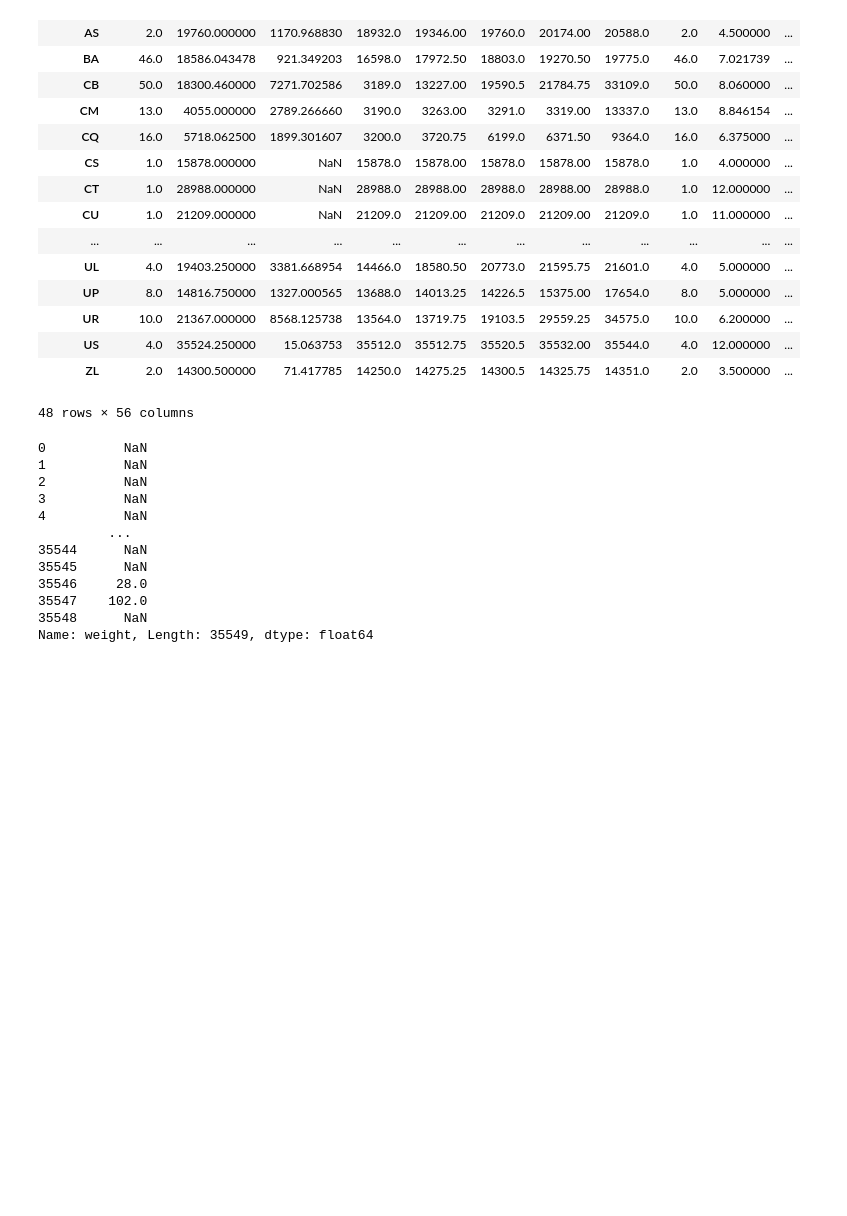
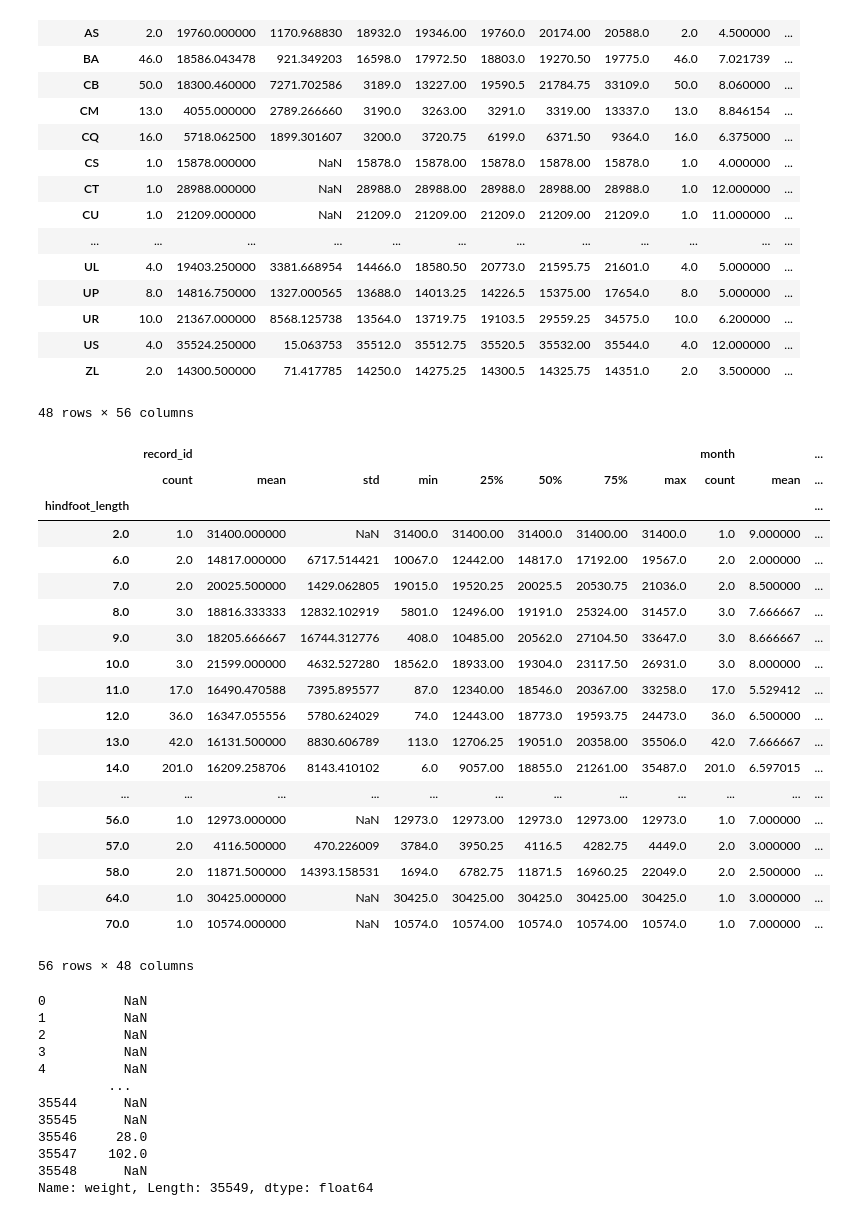
Before and after one commit to MarcoVilera/evaluacion4_calcnum, a Jupyter notebook: notebook.ipynb, the cells around one changed output. Saved outputs shown, nothing was run; the diff lists cells and outputs as text; code cells hidden in the pictures; blank space fills up the shorter version.

```diff
--- a/notebook.ipynb
+++ b/notebook.ipynb
@@ -38,8 +51,10 @@ surveys_df2['weight'].count()
 grouped_data = surveys_df.groupby('sex')
 grouped_data.mean(numeric_only=True)
 
-grouped_data2 = surveys_df.groupby('species_id')
-grouped_data.mean(numeric_only=True)
+grouped_data2 = surveys_df2.groupby('species_id')
+grouped_data2.mean(numeric_only=True)
+
+grouped_data3 = surveys_df3.groupby('hindfoot_length')
 
 grouped_data.describe()
 # %% [output]
@@ -72,6 +87,29 @@ grouped_data2.describe()
 | US | 4.0 | 35524.250000 | 15.063753 | 35512.0 | 35512.75 | 35520.5 | 35532.00 | 35544.0 | 4.0 | 12.000000 | ... |
 | ZL | 2.0 | 14300.500000 | 71.417785 | 14250.0 | 14275.25 | 14300.5 | 14325.75 | 14351.0 | 2.0 | 3.500000 | ... |
 48 rows × 56 columns
+# %%
+grouped_data3.describe()
+# %% [output]
+|  | record_id |  |  |  |  |  |  |  | month |  | ... |
+|  | count | mean | std | min | 25% | 50% | 75% | max | count | mean | ... |
+| hindfoot_length |  |  |  |  |  |  |  |  |  |  | ... |
+| 2.0 | 1.0 | 31400.000000 | NaN | 31400.0 | 31400.00 | 31400.0 | 31400.00 | 31400.0 | 1.0 | 9.000000 | ... |
+| 6.0 | 2.0 | 14817.000000 | 6717.514421 | 10067.0 | 12442.00 | 14817.0 | 17192.00 | 19567.0 | 2.0 | 2.000000 | ... |
+| 7.0 | 2.0 | 20025.500000 | 1429.062805 | 19015.0 | 19520.25 | 20025.5 | 20530.75 | 21036.0 | 2.0 | 8.500000 | ... |
+| 8.0 | 3.0 | 18816.333333 | 12832.102919 | 5801.0 | 12496.00 | 19191.0 | 25324.00 | 31457.0 | 3.0 | 7.666667 | ... |
+| 9.0 | 3.0 | 18205.666667 | 16744.312776 | 408.0 | 10485.00 | 20562.0 | 27104.50 | 33647.0 | 3.0 | 8.666667 | ... |
+| 10.0 | 3.0 | 21599.000000 | 4632.527280 | 18562.0 | 18933.00 | 19304.0 | 23117.50 | 26931.0 | 3.0 | 8.000000 | ... |
+| 11.0 | 17.0 | 16490.470588 | 7395.895577 | 87.0 | 12340.00 | 18546.0 | 20367.00 | 33258.0 | 17.0 | 5.529412 | ... |
+| 12.0 | 36.0 | 16347.055556 | 5780.624029 | 74.0 | 12443.00 | 18773.0 | 19593.75 | 24473.0 | 36.0 | 6.500000 | ... |
+| 13.0 | 42.0 | 16131.500000 | 8830.606789 | 113.0 | 12706.25 | 19051.0 | 20358.00 | 35506.0 | 42.0 | 7.666667 | ... |
+| 14.0 | 201.0 | 16209.258706 | 8143.410102 | 6.0 | 9057.00 | 18855.0 | 21261.00 | 35487.0 | 201.0 | 6.597015 | ... |
+| ... | ... | ... | ... | ... | ... | ... | ... | ... | ... | ... | ... |
+| 56.0 | 1.0 | 12973.000000 | NaN | 12973.0 | 12973.00 | 12973.0 | 12973.00 | 12973.0 | 1.0 | 7.000000 | ... |
+| 57.0 | 2.0 | 4116.500000 | 470.226009 | 3784.0 | 3950.25 | 4116.5 | 4282.75 | 4449.0 | 2.0 | 3.000000 | ... |
+| 58.0 | 2.0 | 11871.500000 | 14393.158531 | 1694.0 | 6782.75 | 11871.5 | 16960.25 | 22049.0 | 2.0 | 2.500000 | ... |
+| 64.0 | 1.0 | 30425.000000 | NaN | 30425.0 | 30425.00 | 30425.0 | 30425.00 | 30425.0 | 1.0 | 3.000000 | ... |
+| 70.0 | 1.0 | 10574.000000 | NaN | 10574.0 | 10574.00 | 10574.0 | 10574.00 | 10574.0 | 1.0 | 7.000000 | ... |
+56 rows × 48 columns
 # %%
 species_counts = surveys_df.groupby('species_id')['record_id'].count()
 surveys_df['weight']*2
```
Also changed, not shown: parts of 7 cells of this notebook.
